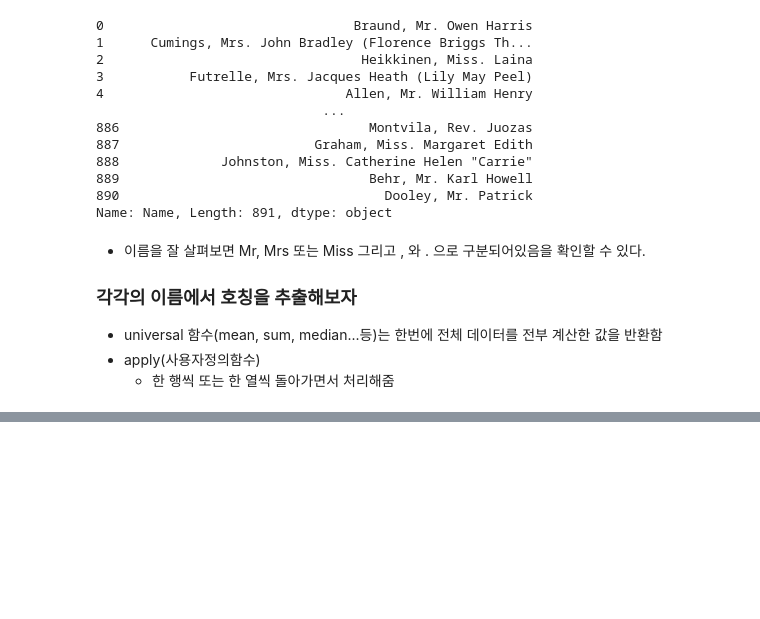
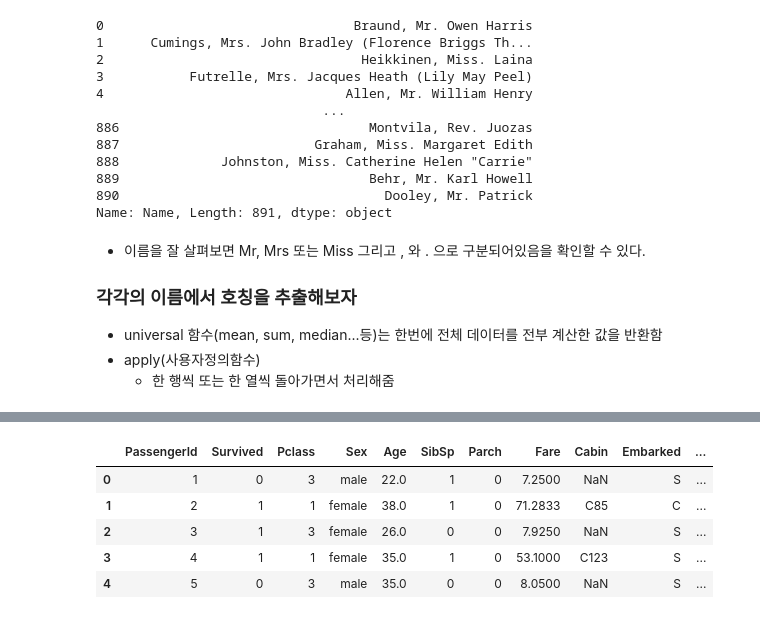
Before and after one commit to lwg1421/BigData_MachineLearning, a Jupyter notebook: pandas/pandas6.ipynb, the cells around one changed output, grey strips where cells are left out. Saved outputs shown, nothing was run; the diff lists cells and outputs as text; code cells hidden in the pictures; blank space fills up the shorter version.

```diff
--- a/pandas/pandas6.ipynb
+++ b/pandas/pandas6.ipynb
@@ -63,0 +109,12 @@ train.head()
+# %%
+# 딕셔너리 생성
+# 원래 명칭을 Key 값으로 주고
+# 바꿀 명칭을 value 값을 준다.
+conver_title_dic = {
+    'Mr':'Mr', 'Mrs':"Mrs", 'Miss':"Miss", 'Master':"Master", 'Don':"Other", 'Rev':"Rev", 'Dr':"Other", 'Mme':"Other", 'Ms':"Other",
+       'Major':"Other", 'Lady':"Other", 'Sir':"Other", 'Mlle':"Other", 'Col':"Other", 'Capt':"Other", 'the Countess':"Other",
+       'Jonkheer':"Other", 'Dona':"Other"
+}
+# %%
+train["Title"] = train["Title"].map(conver_title_dic)
+train["Title"].unique()
@@ -63,0 +139,12 @@ train.head()
+# %%
+train.drop(columns = ["Ticket","Name"], inplace=True)
+test.drop(columns = ["Ticket","Name"], inplace=True)
+# %%
+train.head()
+# %% [output]
+|  | PassengerId | Survived | Pclass | Sex | Age | SibSp | Parch | Fare | Cabin | Embarked | ... |
+| 0 | 1 | 0 | 3 | male | 22.0 | 1 | 0 | 7.2500 | NaN | S | ... |
+| 1 | 2 | 1 | 1 | female | 38.0 | 1 | 0 | 71.2833 | C85 | C | ... |
+| 2 | 3 | 1 | 3 | female | 26.0 | 0 | 0 | 7.9250 | NaN | S | ... |
+| 3 | 4 | 1 | 1 | female | 35.0 | 1 | 0 | 53.1000 | C123 | S | ... |
+| 4 | 5 | 0 | 3 | male | 35.0 | 0 | 0 | 8.0500 | NaN | S | ... |
```
Also changed, not shown: parts of 13 cells of this notebook.
